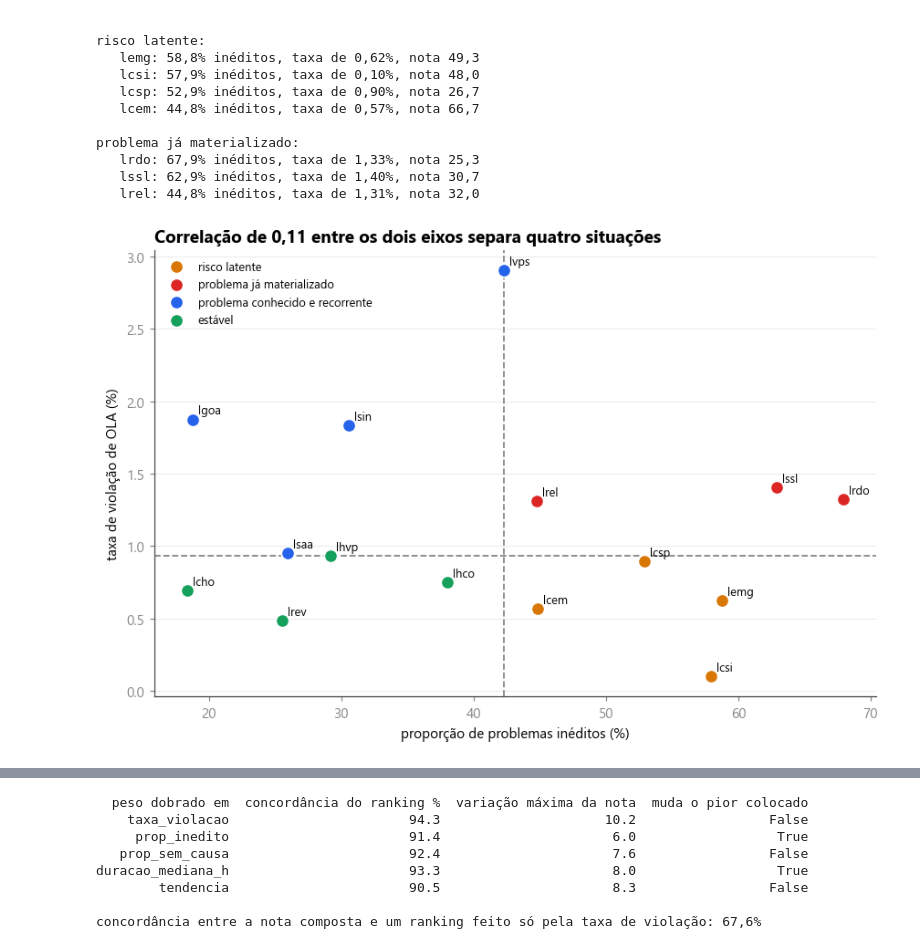
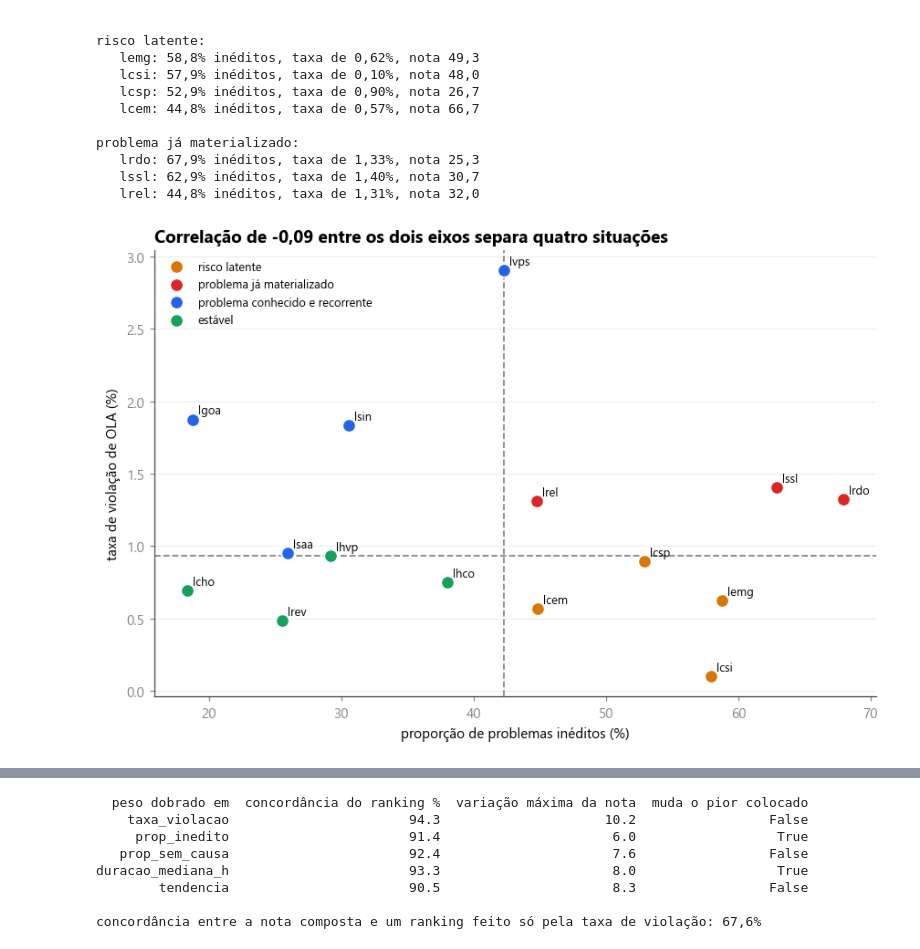
Before and after one commit to igor-vignola/LocaWeb-Cronos, a Jupyter notebook: notebooks/07_saude_produto.ipynb, the cells around one changed output, grey strips where cells are left out. Drawn from its saved outputs; the diff is of its cells as text; code cells hidden in the pictures.

```diff
--- a/notebooks/07_saude_produto.ipynb
+++ b/notebooks/07_saude_produto.ipynb
@@ -526,25 +509,27 @@ problema já materializado:
 # %%
 # figura 02: os quadrantes
 fig, ax = plt.subplots(figsize=(8.0, 5.4))
 mapa = {'risco latente': COR['ambar'], 'problema já materializado': COR['danger'],
         'problema conhecido e recorrente': COR['accent'], 'estável': COR['verde']}
 for q, cor in mapa.items():
     s = prod[prod['quadrante'] == q]
     if not len(s):
         continue
     ax.scatter(s['prop_inedito'] * 100, s['taxa_violacao'] * 100, s=90, color=cor,
                label=q, zorder=4, edgecolors='white', linewidths=1.2)
     for i in s.index:
         ax.annotate(i, xy=(s.loc[i, 'prop_inedito'] * 100, s.loc[i, 'taxa_violacao'] * 100),
                     xytext=(4, 4), textcoords='offset points', fontsize=8.5)
 ax.axvline(mediana_ined * 100, color=COR['cinza'], lw=1.2, ls='--')
 ax.axhline(mediana_taxa * 100, color=COR['cinza'], lw=1.2, ls='--')
 ax.set_xlabel('proporção de problemas inéditos (%)')
 ax.set_ylabel('taxa de violação de OLA (%)')
-ax.set_title('Correlação de 0,11 entre os dois eixos separa quatro situações', loc='left')
+r_eixos = prod['taxa_violacao'].corr(prod['prop_inedito'])
+ax.set_title(f'Correlação de {fmt(r_eixos, 2)} entre os dois eixos separa quatro situações',
+             loc='left')
 ax.legend(loc='upper left', fontsize=8.5)
 plt.tight_layout(); salvar_fig(fig, '02_quadrantes'); plt.show()
 # %% [output]
-[figure, old version]
+[figure, new version]
 # %% [markdown]
 **Como ler o gráfico.** O eixo horizontal mede quanto do que acontece no produto é problema novo. O
```
Also changed, not shown: parts of 20 cells of this notebook, 1 other file.
